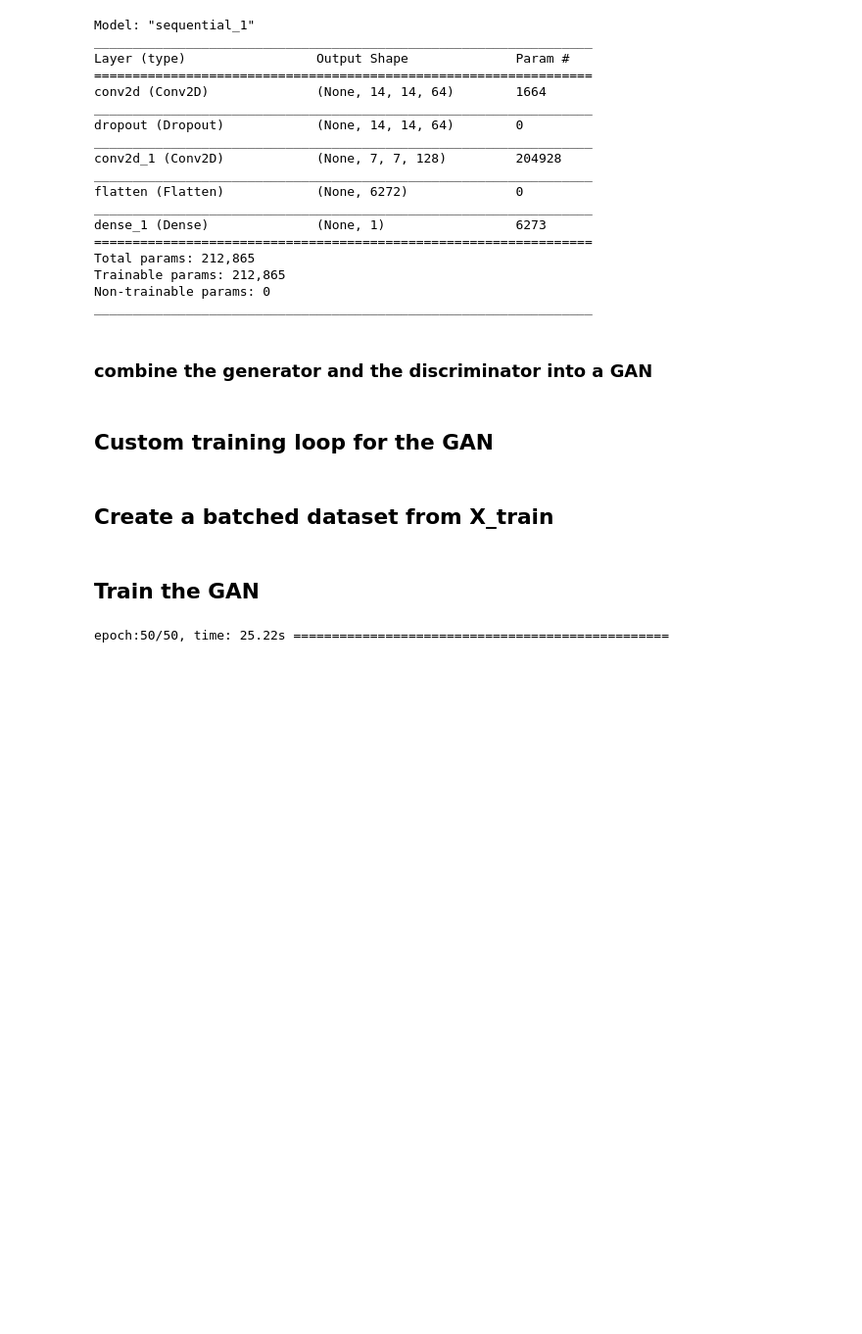
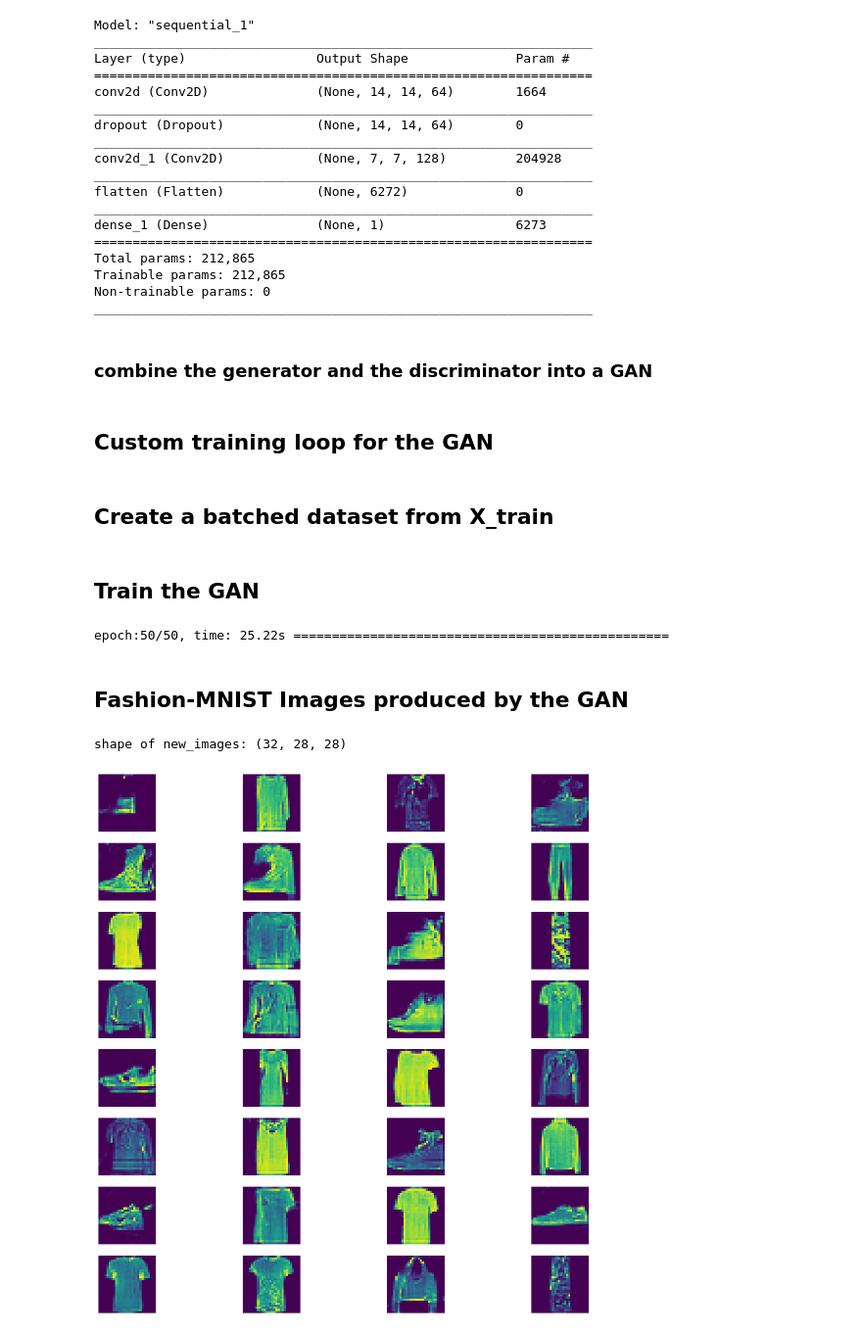
Before and after one commit to praritagarwal/DCGAN, a Jupyter notebook: DCGAN.ipynb, the cells around one changed output. Shown at 98% size. Cells and saved outputs as stored; diff of their text form; code cells hidden in the pictures; blank space fills up the shorter version.

Commit message:
Use the trained GAN to gen. Fashion-MNIST images

```diff
--- a/DCGAN.ipynb
+++ b/DCGAN.ipynb
@@ -252,3 +252,23 @@ coding_size = 100
 train_gan(Gan, training_images, num_epochs, batch_size, coding_size)
 # %% [output]
 epoch:50/50, time: 25.22s =================================================
+# %% [markdown]
+## Fashion-MNIST Images produced by the GAN
+# %%
+num_imgs = 32
+codings = tf.random.normal(shape = [num_imgs, coding_size])
+generator, _ = Gan.layers
+new_imgs = generator(codings).numpy().reshape((-1,28,28))
+print('shape of new_images: {}'.format(new_imgs.shape))
+# %% [output]
+shape of new_images: (32, 28, 28)
+# %%
+fig, ax = plt.subplots(figsize = (16, 16), nrows = 8, ncols = 4)
+ctr = 0
+for row in range(8):
+    for col in range(4):
+        ax[row, col].imshow(new_imgs[ctr])
+        ax[row, col].axis('off')
+        ctr+=1
+# %% [output]
+[figure, added]
```
Also changed, not shown: parts of 1 cell of this notebook, 1 other file.
